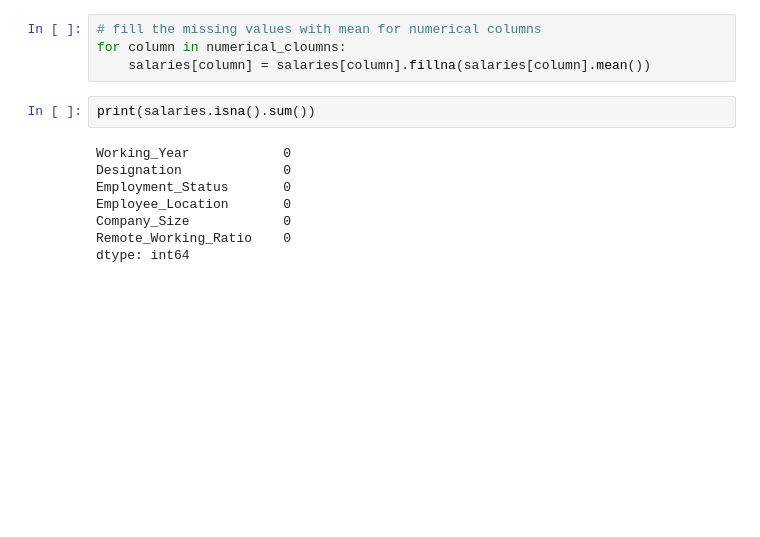
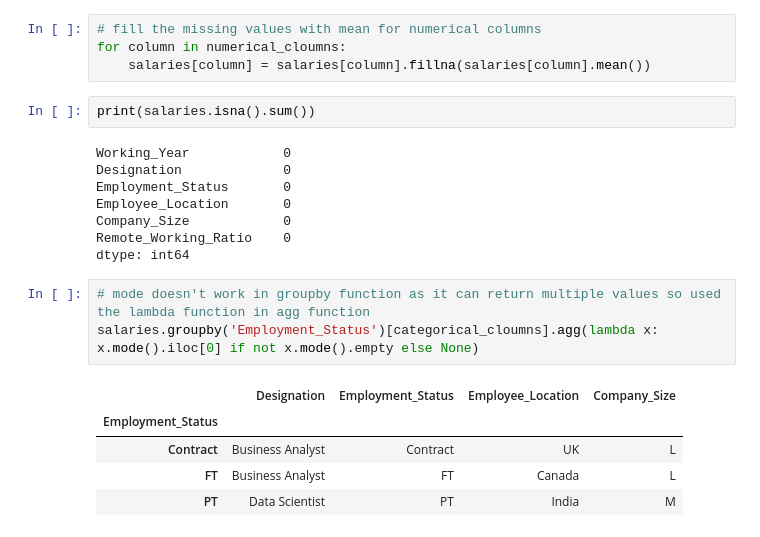
Before and after one commit to Haris-09/Python-Programming, a Jupyter notebook: Exploratory_Data_Analysis.ipynb, the cells around one changed output. Drawn from its saved outputs; the diff is of its cells as text; blank space fills up the shorter version.

Commit message:
lambda statement for mode in groupby function. convert to dictionary and using map function in fillna function.

```diff
--- a/Exploratory_Data_Analysis.ipynb
+++ b/Exploratory_Data_Analysis.ipynb
@@ -415,3 +415,12 @@ Employee_Location       0
 Company_Size            0
 Remote_Working_Ratio    0
 dtype: int64
+# %%
+# mode doesn't work in groupby function as it can return multiple values so used the lambda function in agg function
+salaries.groupby('Employment_Status')[categorical_cloumns].agg(lambda x: x.mode().iloc[0] if not x.mode().empty else None)
+# %% [output]
+|  | Designation | Employment_Status | Employee_Location | Company_Size |
+| Employment_Status |  |  |  |  |
+| Contract | Business Analyst | Contract | UK | L |
+| FT | Business Analyst | FT | Canada | L |
+| PT | Data Scientist | PT | India | M |
```
Also changed, not shown: parts of 2 cells of this notebook.
